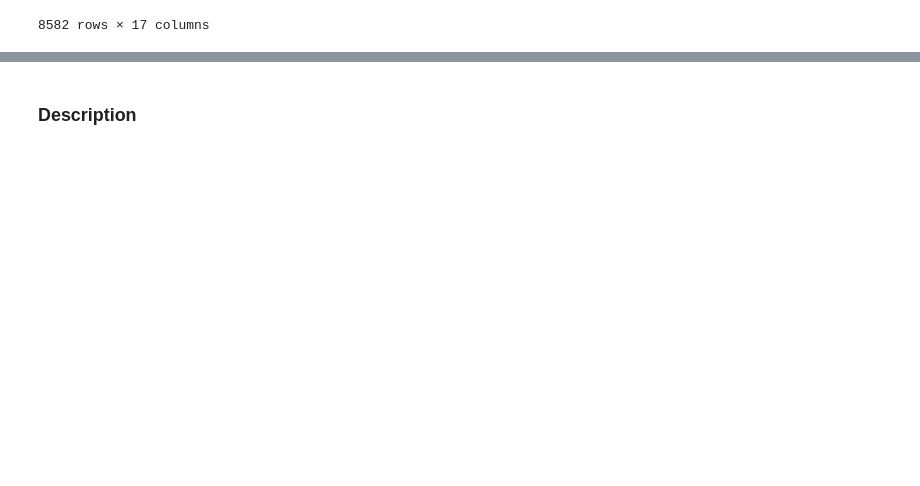
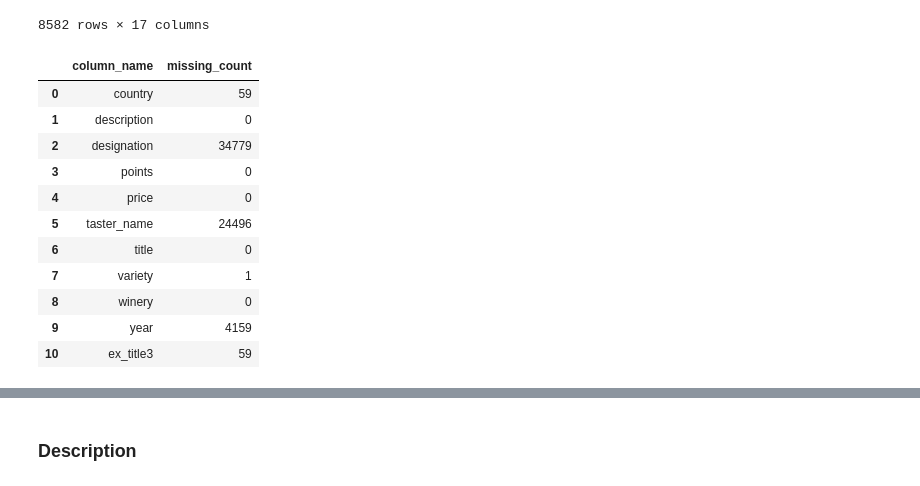
Before and after one commit to DaphineRose/Wine-Predictor, a Jupyter notebook: Model Training/Feature Engineering.ipynb, the cells around one changed output, grey strips where cells are left out. Cells and saved outputs as stored; diff of their text form; code cells hidden in the pictures; blank space fills up the shorter version.

```diff
--- a/Model Training/Feature Engineering.ipynb
+++ b/Model Training/Feature Engineering.ipynb
@@ -225,6 +199,24 @@ for i in ii:
             data.loc[i,'ex_title3']=tmp
 # %%
 data=data.drop(['taster_twitter_handle','province','region_1','region_2','ex_title1','ex_title2'],axis=1)
+# %%
+missing_df = data.isnull().sum(axis=0).reset_index()
+missing_df.columns = ['column_name', 'missing_count']
+#missing_df = missing_df.sort_values(by='missing_count')
+missing_df
+# %% [output]
+|  | column_name | missing_count |
+| 0 | country | 59 |
+| 1 | description | 0 |
+| 2 | designation | 34779 |
+| 3 | points | 0 |
+| 4 | price | 0 |
+| 5 | taster_name | 24496 |
+| 6 | title | 0 |
+| 7 | variety | 1 |
+| 8 | winery | 0 |
+| 9 | year | 4159 |
+| 10 | ex_title3 | 59 |
 # %%
 data
 # %% [output]
```
Also changed, not shown: parts of 41 cells of this notebook, 2 other files.
